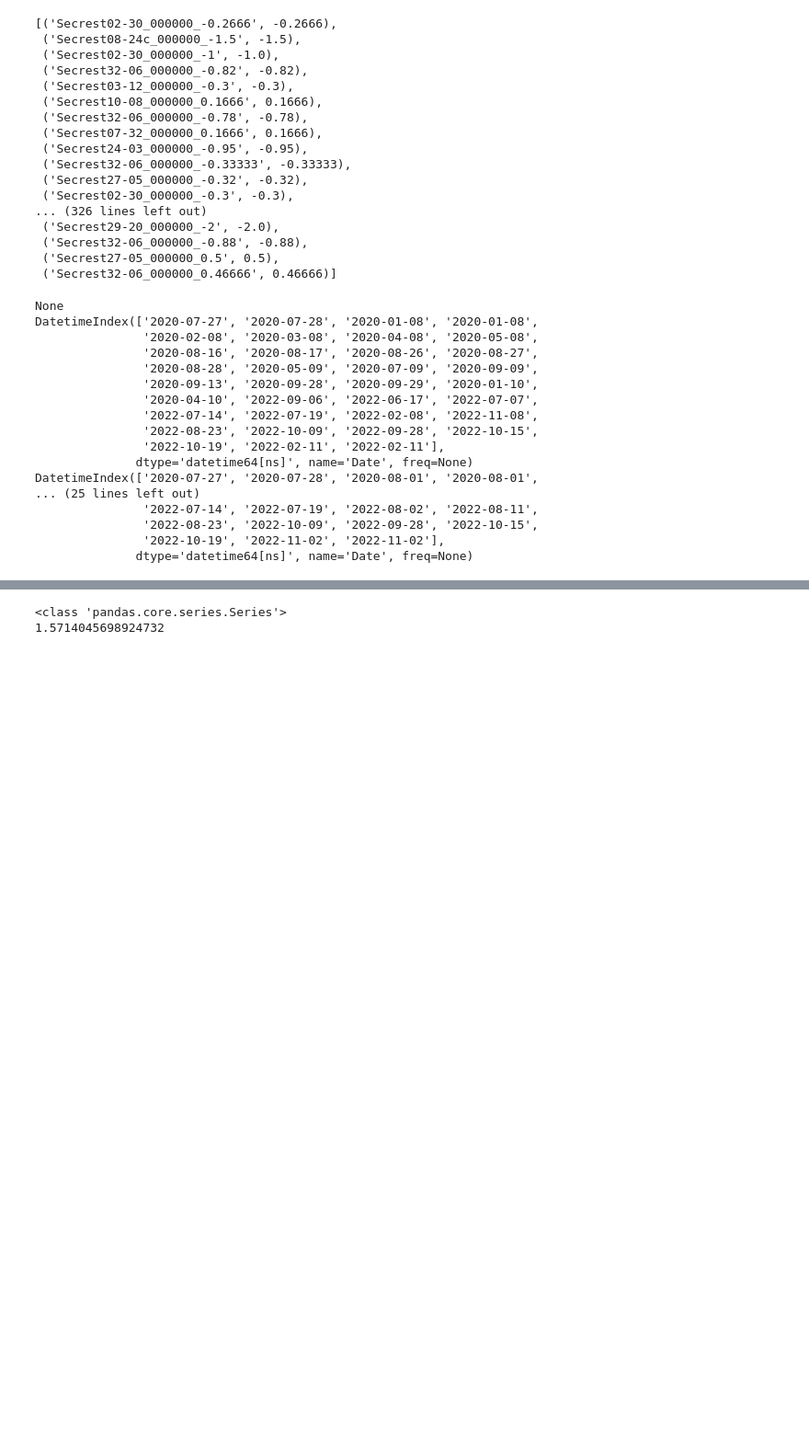
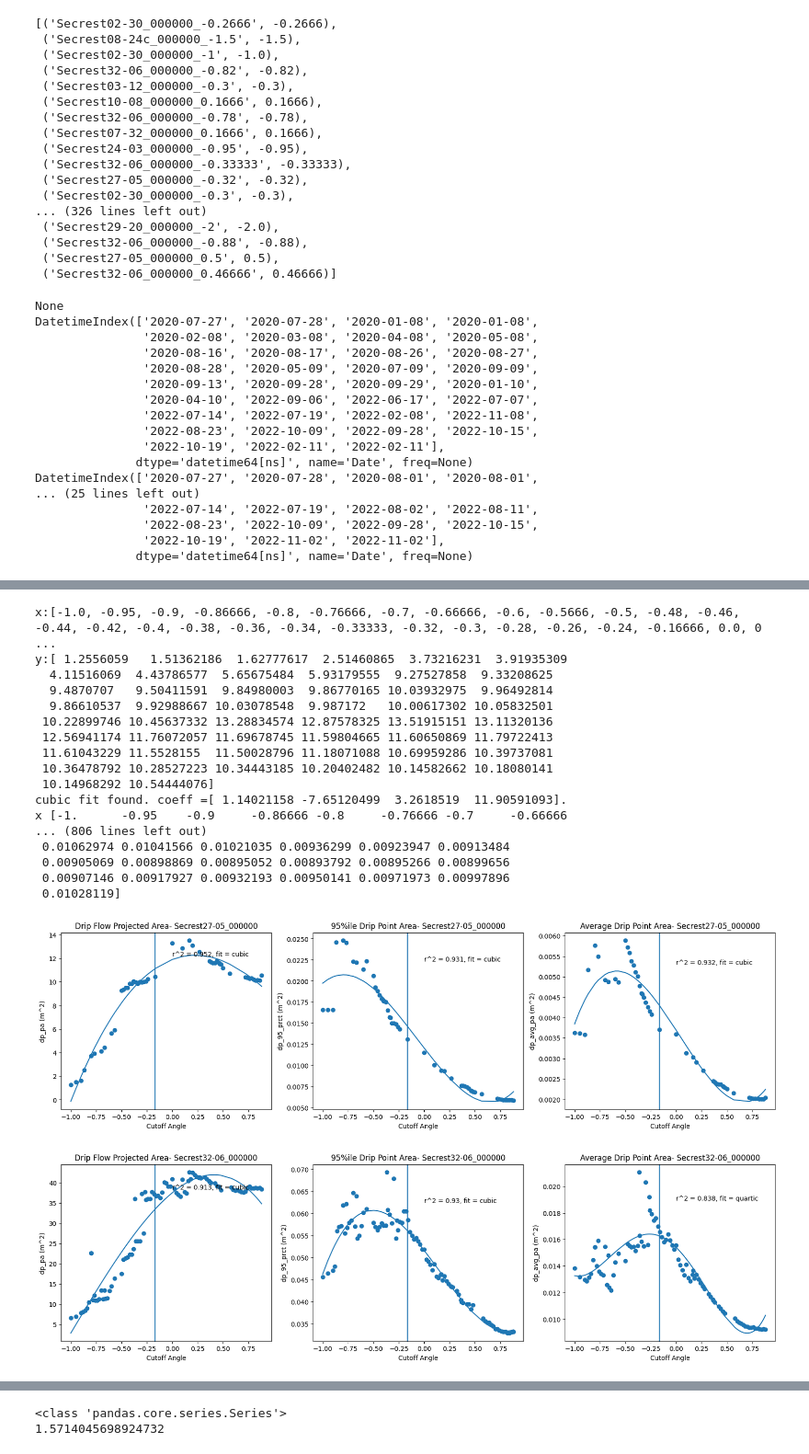
Before and after one commit to wischmcj/canopyHydrodynamics, a Jupyter notebook: scripts/sensitivity_analysis.ipynb, the cells around one changed output, grey strips where cells are left out. Shown at 92% size. Cells and saved outputs as stored; diff of their text form; code cells hidden in the pictures; blank space fills up the shorter version.

```diff
--- a/scripts/sensitivity_analysis.ipynb
+++ b/scripts/sensitivity_analysis.ipynb
@@ -307,17 +289,18 @@ DatetimeIndex(['2020-07-27', '2020-07-28', '2020-08-01', '2020-08-01',
                '2022-10-19', '2022-11-02', '2022-11-02'],
               dtype='datetime64[ns]', name='Date', freq=None)
 # %%
-#summarizing the flow data
+# creating summary (/vol) fields
+# summarizing/joining the flow data
 
 from IPython.display import display
 
 
-def retain_quantile(df, field, percentile=0.05):
+def retain_quantile(df, field, percentile):
     percentile_val = df[field].quantile(percentile)
     print(f'percentile_val = {percentile_val} found for {field}, percentile {percentile}')
     return df[df[field] >= percentile_val]
 
-def return_quantile(df, field, percentile=0.05):
+def return_quantile(df, field, percentile):
     percentile_val = df[field].quantile(percentile)
     print(f'percentile_val = {percentile_val} found for {field}, percentile {percentile}')
     return df[df[field] >= percentile_val][field]
@@ -352,15 +335,21 @@ stem_grouped = drip_flows.groupby(['file_name','case_name'])
 drip_stats = [{'join_field': f'{group[0][0]}_{group[0][1]}',
                 'drip_avg_num_cyls': np.mean(group[1]['num_cylinders']),
                 'drip_max_num_cyls': np.max(group[1]['num_cylinders']),
-                'dp_95_prct': df['projected_area'].quantile(0.05),
-                'dp_max_pa': np.max(group[1]['projected_area']),
-                'dp_pa': np.sum(return_quantile(group[1],'projected_area',0.05)),
-                'dp_avg_pa': np.mean(return_quantile(group[1],'projected_area',0.05))
+                'dp_95_prct': group[1]['projected_area'].quantile(0.95),
+                'dp_count' : len((return_quantile(group[1],'projected_area',0.95))),
+                'dp_max_pa' : np.max(return_quantile(group[1],'projected_area',0.95)),
+                'dp_pa'     : np.sum(return_quantile(group[1],'projected_area',0.95)),
+                'dp_avg_pa' : np.mean(return_quantile(group[1],'projected_area',0.95)),
+
+                'dn_count' : len(group[1]['projected_area']),
+                'dn_max_pa': np.max(group[1]['projected_area']),
+                'dn_pa': np.sum(group[1]['projected_area']),
+                'dn_avg_pa': np.mean(group[1]['projected_area'])
                 }   for group in stem_grouped]
 
 stem_stats = [{'join_field': f'{group[0][0]}_{group[0][1]}',
                 'stem_avg_num_cyls' :np.mean(group[1]['num_cylinders']),
-                'stem__pa' :np.sum(group[1]['projected_area']),
+                'stem_pa' :np.sum(group[1]['projected_area']),
                 'stem_avg_sa' :np.sum(group[1]['surface_area'])} for group in stem_grouped]
 print(drip_stats)
 print(stem_stats)
@@ -372,6 +361,14 @@ stem_df = pd.DataFrame(stem_stats)
 w_drip_stats = all_tree_stats.set_index('join_field').join(drip_df.set_index('join_field'))
 w_flow_stats = w_drip_stats.join(stem_df.set_index('join_field'))
 w_flow_stats.sort_values(by=["join_field"])
+
+
+all_tree_stats['case_name'] = pd.to_numeric(all_tree_stats['case_name'], errors='coerce')
+w_flow_stats['case_name'] = pd.to_numeric(w_flow_stats['case_name'], errors='coerce')
+
+# Sort the dataframe by 'case_name'
+all_tree_stats = all_tree_stats.sort_values(by='case_name')
+w_flow_stats = w_flow_stats.sort_values(by='case_name')
 # w_flow_stats
 w_flow_stats = w_flow_stats.dropna(axis=1, how='all')
 
@@ -738 +726,29 @@ r2 did not convergename 'find_fit_func' is not defined
+# %%
+
+fields = [('dp_pa','Drip Flow Projected Area'),('dp_95_prct',f'95%ile Drip Point Area'),('dp_avg_pa','Average Drip Point Area')]
+
+        # plt.show()
+
+# plot_correlation(all_tree_stats,fields)
+plot_correlation(w_flow_stats,fields)
+# %% [output]
+x:[-1.0, -0.95, -0.9, -0.86666, -0.8, -0.76666, -0.7, -0.66666, -0.6, -0.5666, -0.5, -0.48, -0.46, -0.44, -0.42, -0.4, -0.38, -0.36, -0.34, -0.33333, -0.32, -0.3, -0.28, -0.26, -0.24, -0.16666, 0.0, 0 ...
+y:[ 1.2556059   1.51362186  1.62777617  2.51460865  3.73216231  3.91935309
+  4.11516069  4.43786577  5.65675484  5.93179555  9.27527858  9.33208625
+  9.4870707   9.50411591  9.84980003  9.86770165 10.03932975  9.96492814
+  9.86610537  9.92988667 10.03078548  9.987172   10.00617302 10.05832501
+ 10.22899746 10.45637332 13.28834574 12.87578325 13.51915151 13.11320136
+ 12.56941174 11.76072057 11.69678745 11.59804665 11.60650869 11.79722413
+ 11.61043229 11.5528155  11.50028796 11.18071088 10.69959286 10.39737081
+ 10.36478792 10.28527223 10.34443185 10.20402482 10.14582662 10.18080141
+ 10.14968292 10.54444076]
+cubic fit found. coeff =[ 1.14021158 -7.65120499  3.2618519  11.90591093].
+x [-1.      -0.95    -0.9     -0.86666 -0.8     -0.76666 -0.7     -0.66666
+... (806 lines left out)
+ 0.01062974 0.01041566 0.01021035 0.00936299 0.00923947 0.00913484
+ 0.00905069 0.00898869 0.00895052 0.00893792 0.00895266 0.00899656
+ 0.00907146 0.00917927 0.00932193 0.00950141 0.00971973 0.00997896
+ 0.01028119]
+[figure, added]
+[figure, added]
 # %%
```
Also changed, not shown: parts of 25 cells of this notebook, 2 other files.
